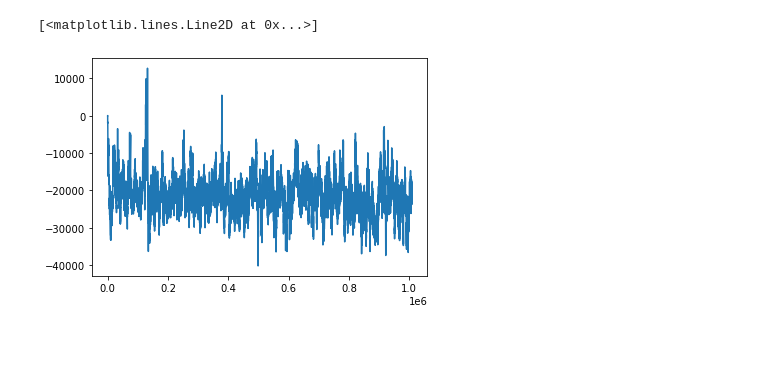
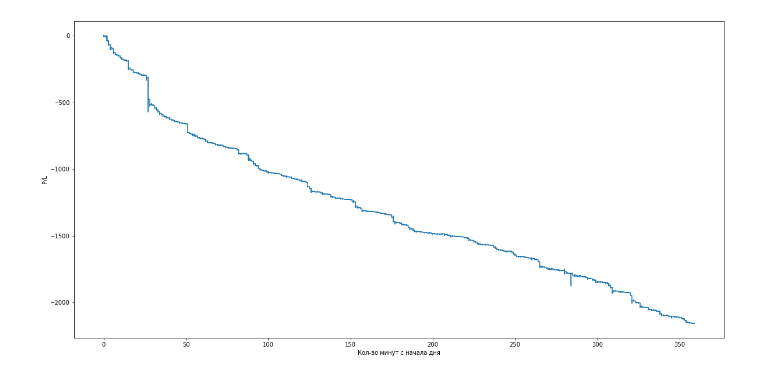
Before and after one commit to Andrlluuk/Market-Making-Optimal-Quoting, a Jupyter notebook: simulator(HW2).ipynb, the cells around one changed output. Cells and saved outputs as stored; diff of their text form; code cells hidden in the pictures; blank space fills up the shorter version.

```diff
--- a/simulator(HW2).ipynb
+++ b/simulator(HW2).ipynb
@@ -409,5 +408,0 @@ plt.plot(strategy.PnL)
-# %%
-plt.plot(strategy.currency_dynamics)
-# %% [output]
-[<matplotlib.lines.Line2D at 0x...>]
-[figure, removed]
@@ -413,0 +411,8 @@ plt.plot(strategy.currency_dynamics)
+# %%
+plt.figure(figsize=(20,10))
+plt.plot(timestamps, strategy.PnL)
+plt.xlabel("Кол-во минут с начала дня")
+plt.ylabel("P/L")
+plt.show()
+# %% [output]
+[figure, added]
```
Also changed, not shown: parts of 7 cells of this notebook.
